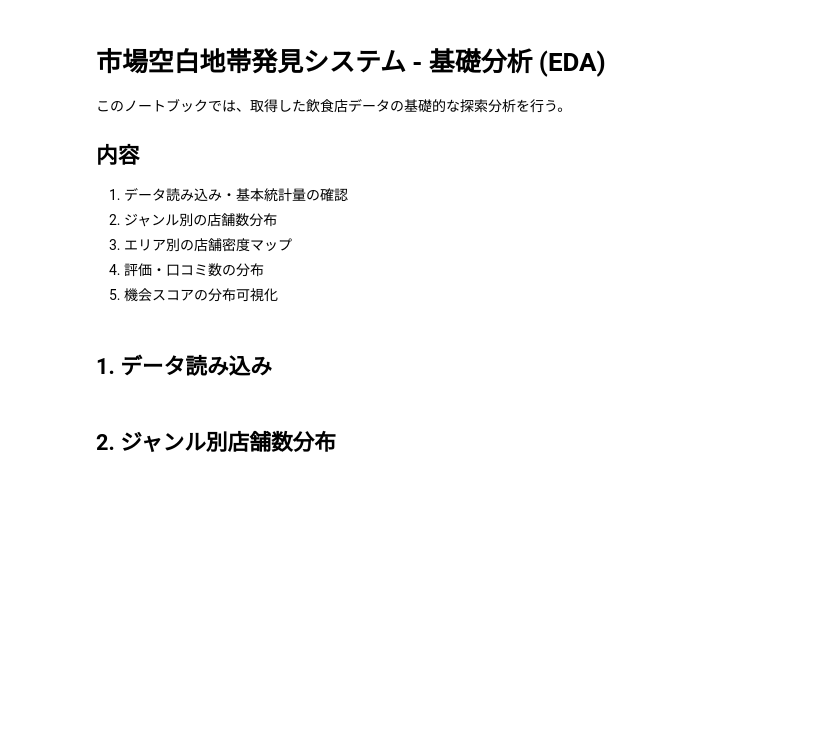
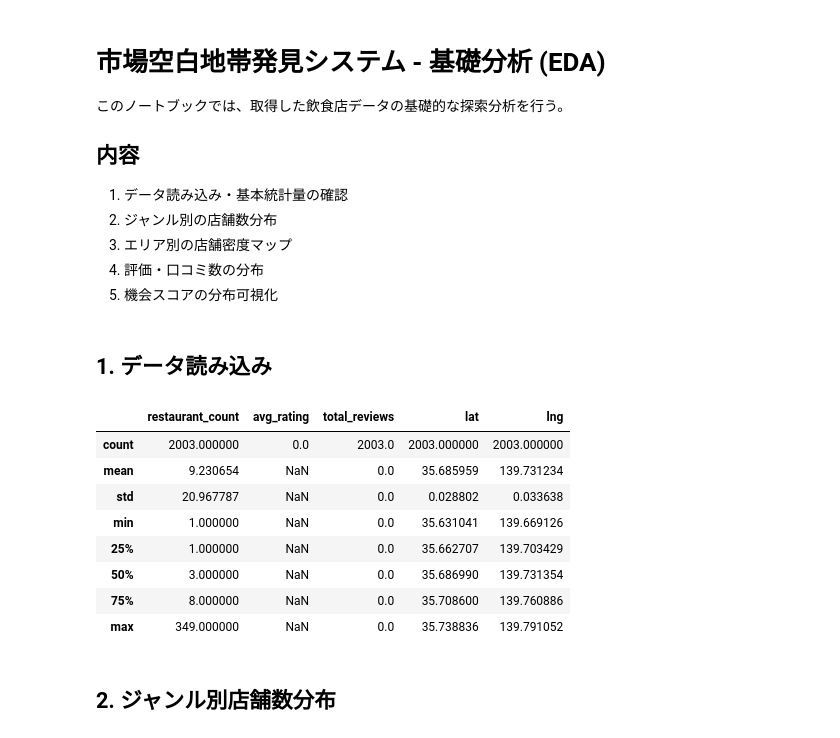
Before and after one commit to HisafumiTakahashi/market_gap_finder, a Jupyter notebook: notebooks/eda.ipynb, the cells around one changed output. Drawn from its saved outputs; the diff is of its cells as text; code cells hidden in the pictures; blank space fills up the shorter version.

```diff
--- a/notebooks/eda.ipynb
+++ b/notebooks/eda.ipynb
@@ -28,2 +28,36 @@ from config.settings import PROCESSED_DATA_DIR, TARGET_GENRES
+# %%
+TAG = "tokyo"
+
+agg_path = PROCESSED_DATA_DIR / f"{TAG}_aggregated.csv"
+raw_path = RAW_DATA_DIR / f"{TAG}_hotpepper.csv"
+
+try:
+    df_agg = pd.read_csv(agg_path)
+except FileNotFoundError:
+    print(f"skip: aggregated data not found: {agg_path}")
+    df_agg = pd.DataFrame(
+        columns=["mesh_code", "unified_genre", "restaurant_count", "avg_rating", "total_reviews", "lat", "lng"]
+    )
+
+try:
+    df_raw = pd.read_csv(raw_path)
+except FileNotFoundError:
+    print(f"skip: raw data not found: {raw_path}")
+    df_raw = pd.DataFrame(columns=["id", "name", "genre", "lat", "lng", "rating", "review_count"])
+
+if not df_agg.empty:
+    display(df_agg.describe())
+else:
+    print("skip: df_agg is empty")
+# %% [output]
+|  | restaurant_count | avg_rating | total_reviews | lat | lng |
+| count | 2003.000000 | 0.0 | 2003.0 | 2003.000000 | 2003.000000 |
+| mean | 9.230654 | NaN | 0.0 | 35.685959 | 139.731234 |
+| std | 20.967787 | NaN | 0.0 | 0.028802 | 0.033638 |
+| min | 1.000000 | NaN | 0.0 | 35.631041 | 139.669126 |
+| 25% | 1.000000 | NaN | 0.0 | 35.662707 | 139.703429 |
+| 50% | 3.000000 | NaN | 0.0 | 35.686990 | 139.731354 |
+| 75% | 8.000000 | NaN | 0.0 | 35.708600 | 139.760886 |
+| max | 349.000000 | NaN | 0.0 | 35.738836 | 139.791052 |
 # %% [markdown]
 ## 2. ジャンル別店舗数分布
```
Also changed, not shown: parts of 10 cells of this notebook, 11 other files.
